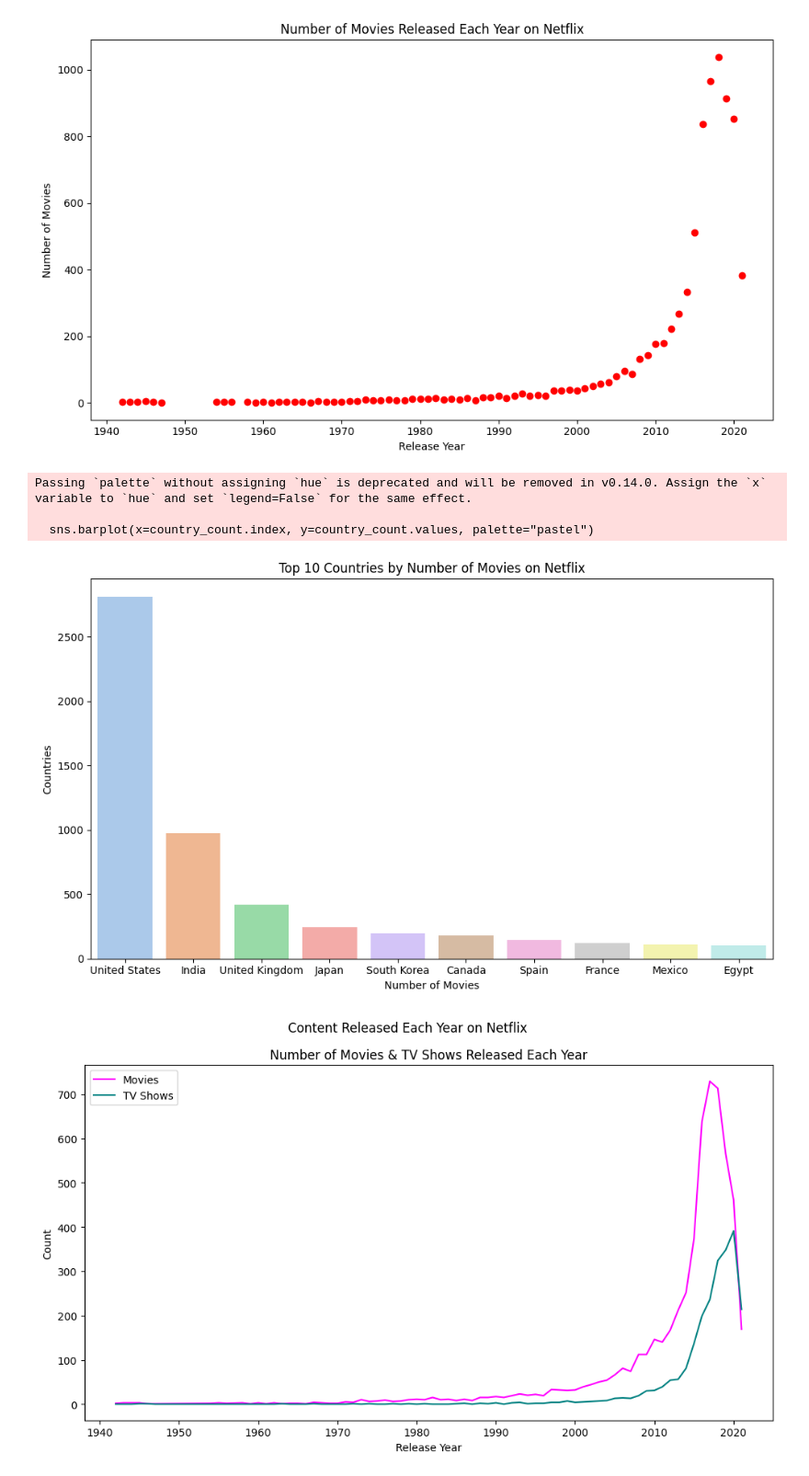
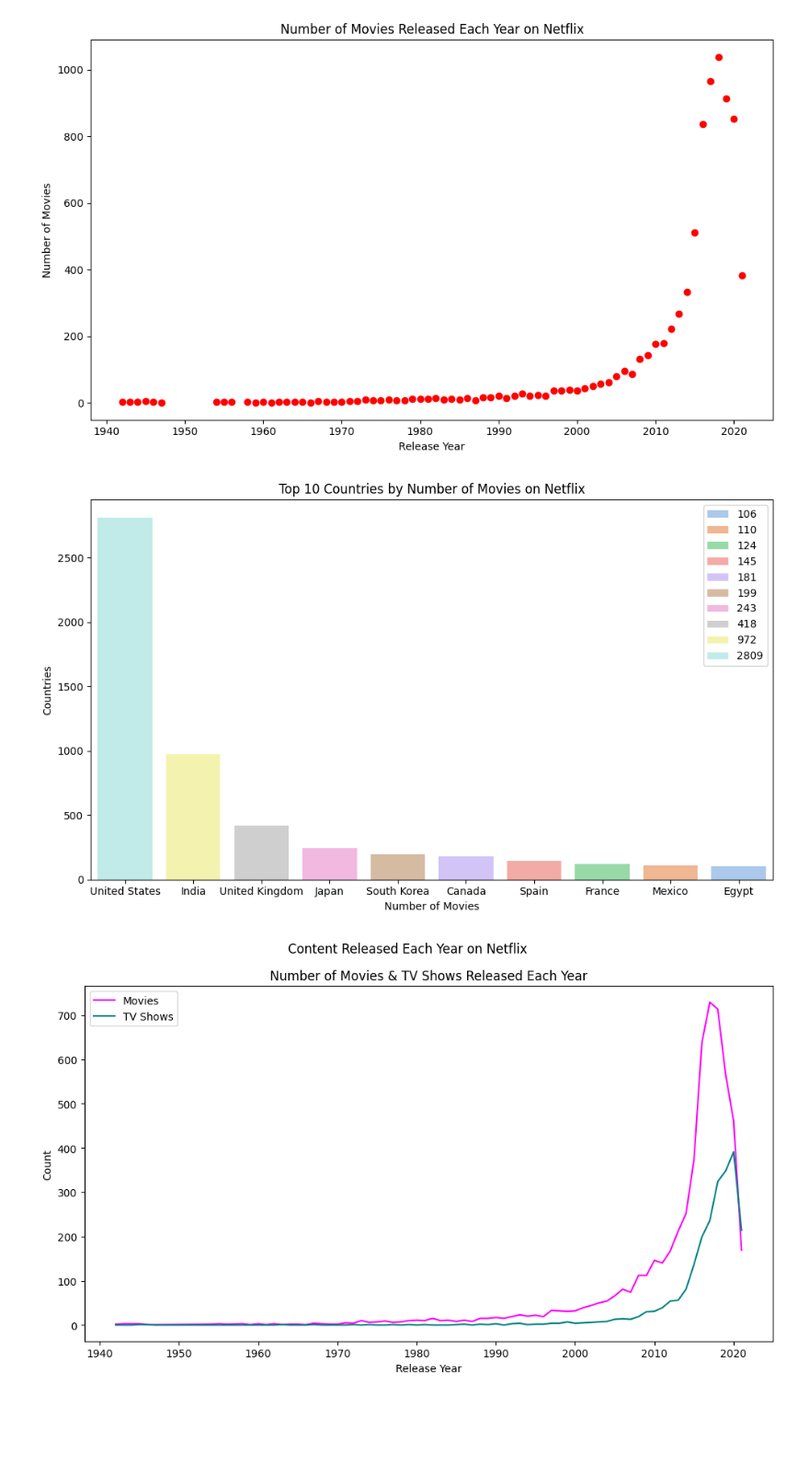
Before and after one commit to sameerraj227/Netflix_Data_Analysis-, a Jupyter notebook: Netflix analysis.ipynb, the cells around one changed output. Shown at 92% size. Saved outputs shown, nothing was run; the diff lists cells and outputs as text; code cells hidden in the pictures; blank space fills up the shorter version.

```diff
--- a/Netflix analysis.ipynb
+++ b/Netflix analysis.ipynb
@@ -224,18 +224,15 @@ plt.show()
 # %%
 country_count = df['country'].value_counts().head(10)
 plt.figure(figsize=(10,6))
-sns.barplot(x=country_count.index, y=country_count.values, palette="pastel")
+sns.barplot(x=country_count.index, y=country_count.values, palette="pastel",hue=country_count.values,legend=True)
 plt.ylabel('Countries')
 plt.xlabel('Number of Movies')
 plt.title('Top 10 Countries by Number of Movies on Netflix')
 plt.tight_layout()
 plt.savefig('top_countries.png',dpi=300,bbox_inches='tight')
 plt.show()
 # %% [output]
-Passing `palette` without assigning `hue` is deprecated and will be removed in v0.14.0. Assign the `x` variable to `hue` and set `legend=False` for the same effect.
-
-  sns.barplot(x=country_count.index, y=country_count.values, palette="pastel")
-[figure, old version]
+[figure, new version]
 # %%
 content_by_year = df.groupby(['release_year','type']).size().unstack().fillna(0)
 
```
Also changed, not shown: parts of 1 cell of this notebook.
